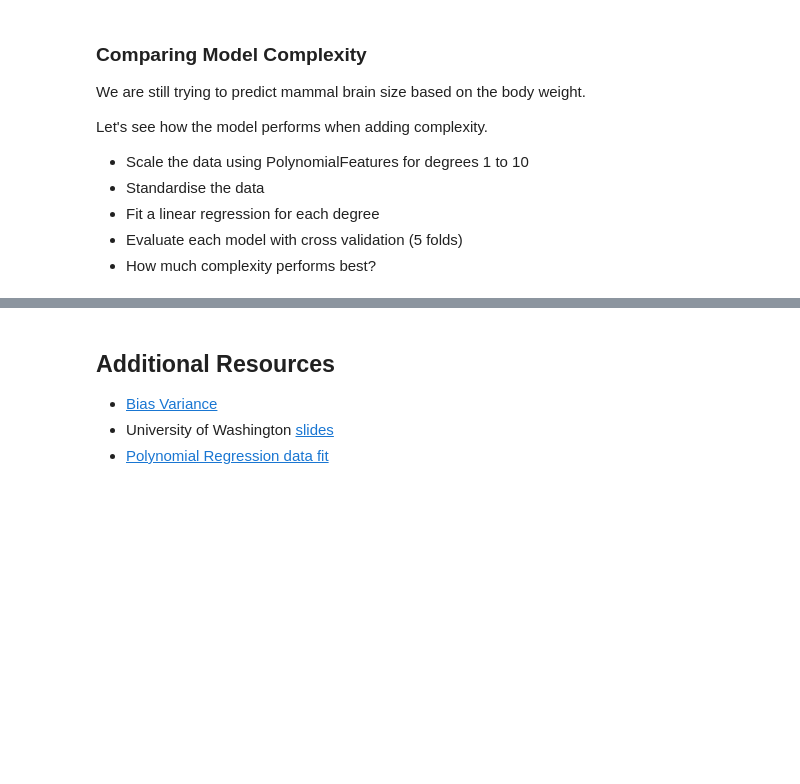
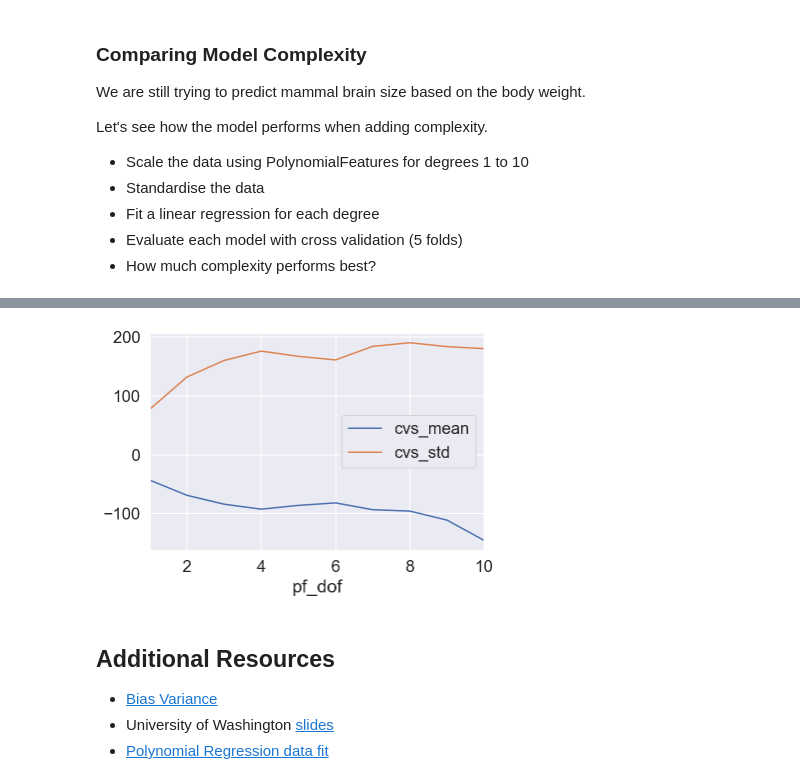
Before and after one commit to a3o1m2/DSI11-lessons, a Jupyter notebook: week03/day3_feature_scaling_dummies_bias_variance/bias-variance-lesson/bias-and-variance-starter-code.ipynb, the cells around one changed output, grey strips where cells are left out. Cells and saved outputs as stored; diff of their text form; code cells hidden in the pictures; blank space fills up the shorter version.

```diff
--- a/week03/day3_feature_scaling_dummies_bias_variance/bias-variance-lesson/bias-and-variance-starter-code.ipynb
+++ b/week03/day3_feature_scaling_dummies_bias_variance/bias-variance-lesson/bias-and-variance-starter-code.ipynb
@@ -283,0 +294,31 @@ from sklearn.model_selection import cross_val_score
+# %%
+X = mammals[['body']]
+y = mammals[['brain']]
+
+# Standardize the data first, so you don't have to standardize for each degree of the pf to come
+scaler = StandardScaler()
+Xstd = mammals_scaler.fit_transform(X)
+# %%
+# Polynomial feature with degrees: 1 to 10
+scores = []
+scores_std = []
+kf = KFold(n_splits=5, shuffle=True, random_state=1)
+
+for i in range(1,11):
+    pf = PolynomialFeatures(degree=i, include_bias=True)
+
+    X_pf = pf.fit_transform(Xstd)     # ... the fit_transform operation returns a np.array...
+    X_pf = pd.DataFrame(X_pf,columns=pf.get_feature_names())     # ... so, throw into a df, to see it
+
+    # Build the linear regression based on this scaled data:
+    lr_pf = LinearRegression()
+    lr_pf.fit(X_pf, y)
+
+    # Perform 5-fold cross validation
+    scores.append([i,cross_val_score(lr_pf, X_pf, y, cv=kf)])
+    scores_std.append([i,cross_val_score(lr_pf, X_pf, y, cv=kf).mean(),cross_val_score(lr_pf, X_pf, y, cv=kf).std()])
+
+scores = pd.DataFrame(scores, columns=['pf_dof','cvs'])
+scores_std = pd.DataFrame(scores_std, columns=['pf_dof','cvs_mean','cvs_std'])
+
+scores_std
@@ -284,3 +337,11 @@ from sklearn.model_selection import cross_val_score
+# %%
+scores_std.plot.line(x='pf_dof');
+
+# not very good predictor, as it's high variance (high cvs_std) across all dof's.
+# Note - high bias would also give correlations moving around low correlations, while low bias but high var would give
+# correlations moving around high correlations
+# %% [output]
+[figure, added]
 # %% [markdown]
 ## Additional Resources
 - [Bias Variance](http://scott.fortmann-roe.com/docs/BiasVariance.html)
```
Also changed, not shown: parts of 3 cells of this notebook, 3 other files.
